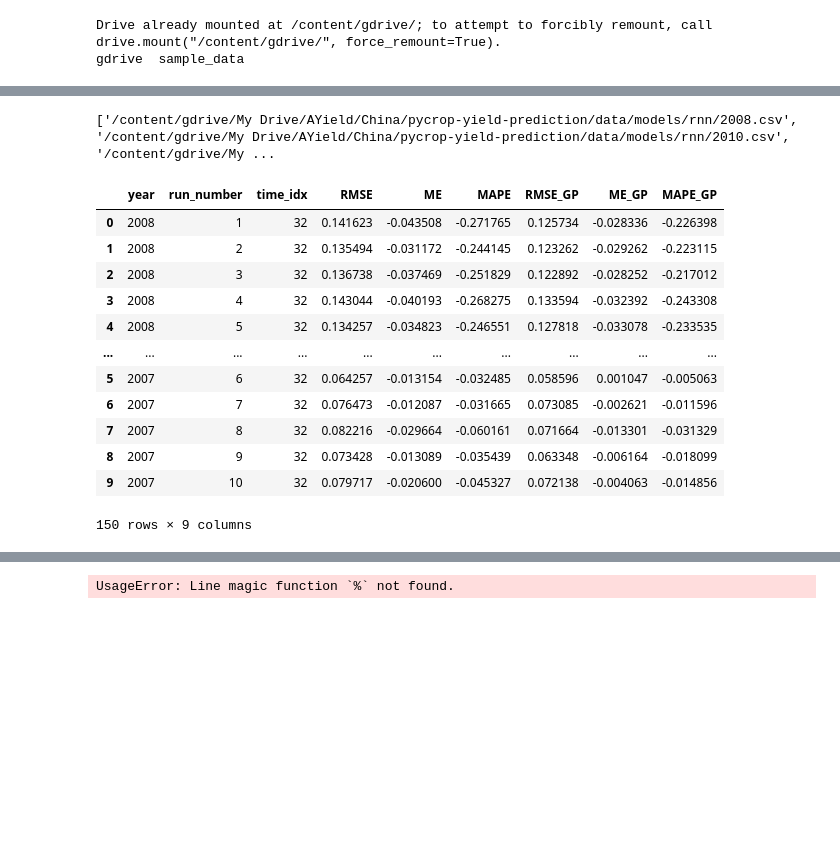
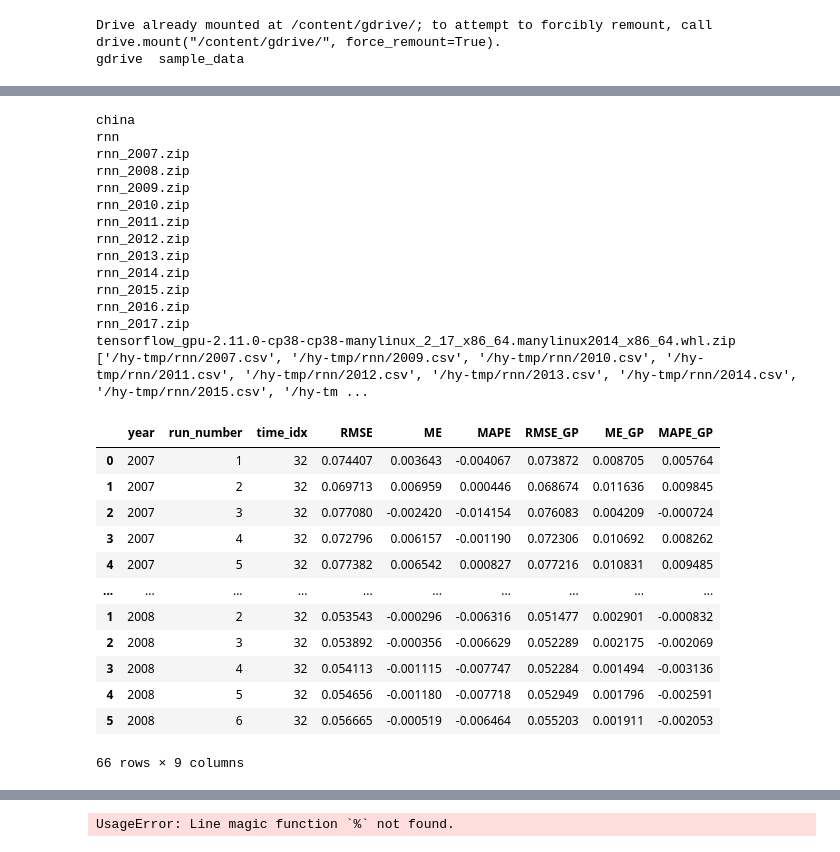
Before and after one commit to koyacolab/china, a Jupyter notebook: AChina_Predict_visual.ipynb, the cells around one changed output, grey strips where cells are left out. Saved outputs shown, nothing was run; the diff lists cells and outputs as text; code cells hidden in the pictures; blank space fills up the shorter version.

```diff
--- a/AChina_Predict_visual.ipynb
+++ b/AChina_Predict_visual.ipynb
@@ -10,6 +10,7 @@ gdrive  sample_data
 import os
 
 home_dir = '/content/gdrive/My Drive/AYield/China/pycrop-yield-prediction'
+home_dir = '/hy-tmp'
 os.chdir(home_dir)
 !pwd
 
@@ -57,30 +58,46 @@ Requirement already satisfied: numpy>=1.17.3 in /usr/local/lib/python3.7/dist-pa
 # %%
-dir = os.path.join(home_dir, 'data/models/rnn/', '*.csv')
+!ls
+
+dir = os.path.join(home_dir, 'rnn', '*.csv')
 
 files = glob(dir)
 
 print(files)
 
 df = pd.DataFrame()
 
 for ifile in files:
   df = pd.concat([df, pd.read_csv(ifile)])
 
 df
 # %% [output]
-['/content/gdrive/My Drive/AYield/China/pycrop-yield-prediction/data/models/rnn/2008.csv', '/content/gdrive/My Drive/AYield/China/pycrop-yield-prediction/data/models/rnn/2010.csv', '/content/gdrive/My ...
+china
+rnn
+rnn_2007.zip
+rnn_2008.zip
+rnn_2009.zip
+rnn_2010.zip
+rnn_2011.zip
+rnn_2012.zip
+rnn_2013.zip
+rnn_2014.zip
+rnn_2015.zip
+rnn_2016.zip
+rnn_2017.zip
+tensorflow_gpu-2.11.0-cp38-cp38-manylinux_2_17_x86_64.manylinux2014_x86_64.whl.zip
+['/hy-tmp/rnn/2007.csv', '/hy-tmp/rnn/2009.csv', '/hy-tmp/rnn/2010.csv', '/hy-tmp/rnn/2011.csv', '/hy-tmp/rnn/2012.csv', '/hy-tmp/rnn/2013.csv', '/hy-tmp/rnn/2014.csv', '/hy-tmp/rnn/2015.csv', '/hy-tm ...
 |  | year | run_number | time_idx | RMSE | ME | MAPE | RMSE_GP | ME_GP | MAPE_GP |
-| 0 | 2008 | 1 | 32 | 0.141623 | -0.043508 | -0.271765 | 0.125734 | -0.028336 | -0.226398 |
-| 1 | 2008 | 2 | 32 | 0.135494 | -0.031172 | -0.244145 | 0.123262 | -0.029262 | -0.223115 |
-| 2 | 2008 | 3 | 32 | 0.136738 | -0.037469 | -0.251829 | 0.122892 | -0.028252 | -0.217012 |
-| 3 | 2008 | 4 | 32 | 0.143044 | -0.040193 | -0.268275 | 0.133594 | -0.032392 | -0.243308 |
-| 4 | 2008 | 5 | 32 | 0.134257 | -0.034823 | -0.246551 | 0.127818 | -0.033078 | -0.233535 |
+| 0 | 2007 | 1 | 32 | 0.074407 | 0.003643 | -0.004067 | 0.073872 | 0.008705 | 0.005764 |
+| 1 | 2007 | 2 | 32 | 0.069713 | 0.006959 | 0.000446 | 0.068674 | 0.011636 | 0.009845 |
+| 2 | 2007 | 3 | 32 | 0.077080 | -0.002420 | -0.014154 | 0.076083 | 0.004209 | -0.000724 |
+| 3 | 2007 | 4 | 32 | 0.072796 | 0.006157 | -0.001190 | 0.072306 | 0.010692 | 0.008262 |
+| 4 | 2007 | 5 | 32 | 0.077382 | 0.006542 | 0.000827 | 0.077216 | 0.010831 | 0.009485 |
 | ... | ... | ... | ... | ... | ... | ... | ... | ... | ... |
-| 5 | 2007 | 6 | 32 | 0.064257 | -0.013154 | -0.032485 | 0.058596 | 0.001047 | -0.005063 |
-| 6 | 2007 | 7 | 32 | 0.076473 | -0.012087 | -0.031665 | 0.073085 | -0.002621 | -0.011596 |
-| 7 | 2007 | 8 | 32 | 0.082216 | -0.029664 | -0.060161 | 0.071664 | -0.013301 | -0.031329 |
-| 8 | 2007 | 9 | 32 | 0.073428 | -0.013089 | -0.035439 | 0.063348 | -0.006164 | -0.018099 |
-| 9 | 2007 | 10 | 32 | 0.079717 | -0.020600 | -0.045327 | 0.072138 | -0.004063 | -0.014856 |
+| 1 | 2008 | 2 | 32 | 0.053543 | -0.000296 | -0.006316 | 0.051477 | 0.002901 | -0.000832 |
+| 2 | 2008 | 3 | 32 | 0.053892 | -0.000356 | -0.006629 | 0.052289 | 0.002175 | -0.002069 |
+| 3 | 2008 | 4 | 32 | 0.054113 | -0.001115 | -0.007747 | 0.052284 | 0.001494 | -0.003136 |
+| 4 | 2008 | 5 | 32 | 0.054656 | -0.001180 | -0.007718 | 0.052949 | 0.001796 | -0.002591 |
+| 5 | 2008 | 6 | 32 | 0.056665 | -0.000519 | -0.006464 | 0.055203 | 0.001911 | -0.002053 |
-150 rows × 9 columns
+66 rows × 9 columns
 # %%
 years = [2004, 2005, 2006, 2007, 2008, 2009, 2010, 2011, 2012, 2013, 2014, 2015, 2016, 2017, 2018]
```
Also changed, not shown: parts of 6 cells of this notebook.
